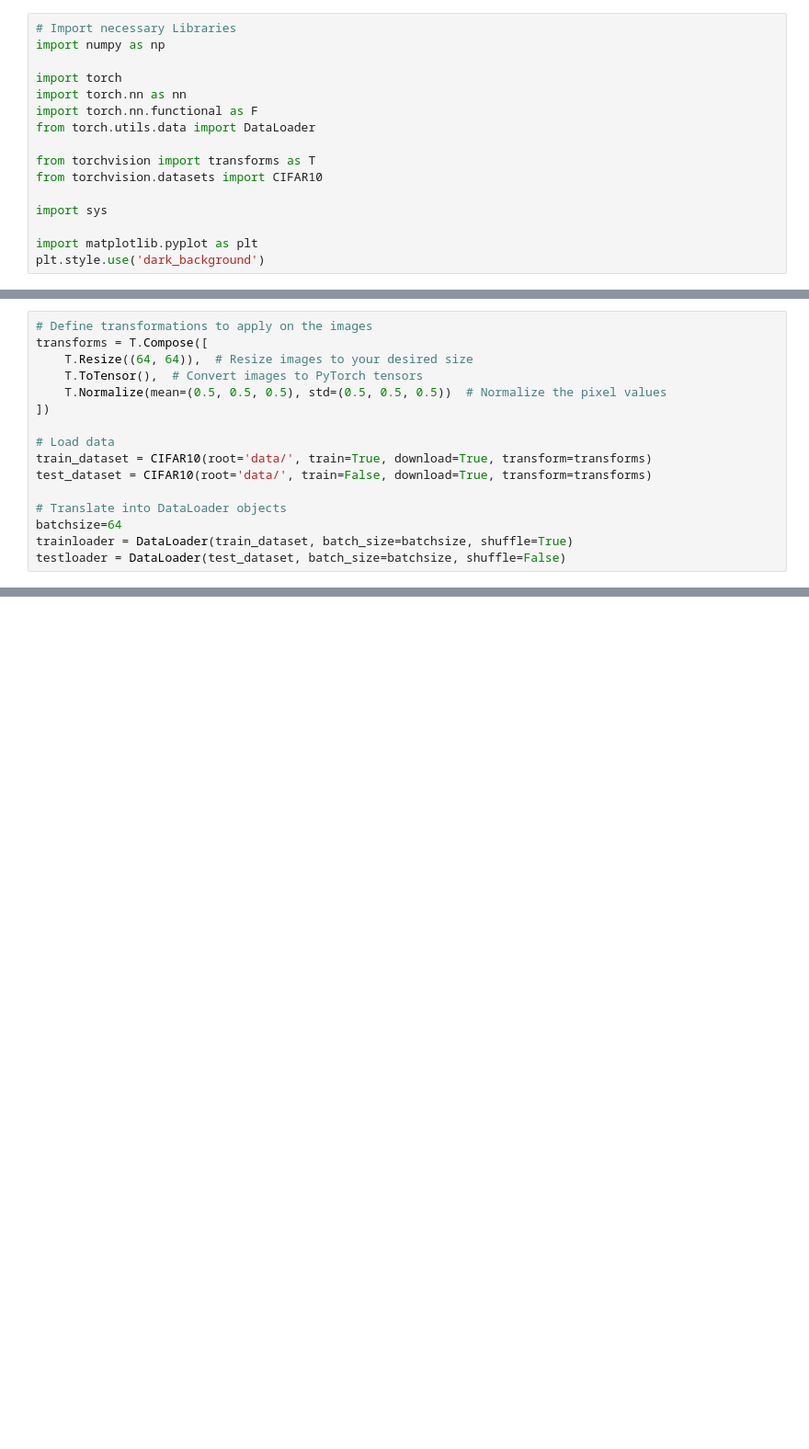
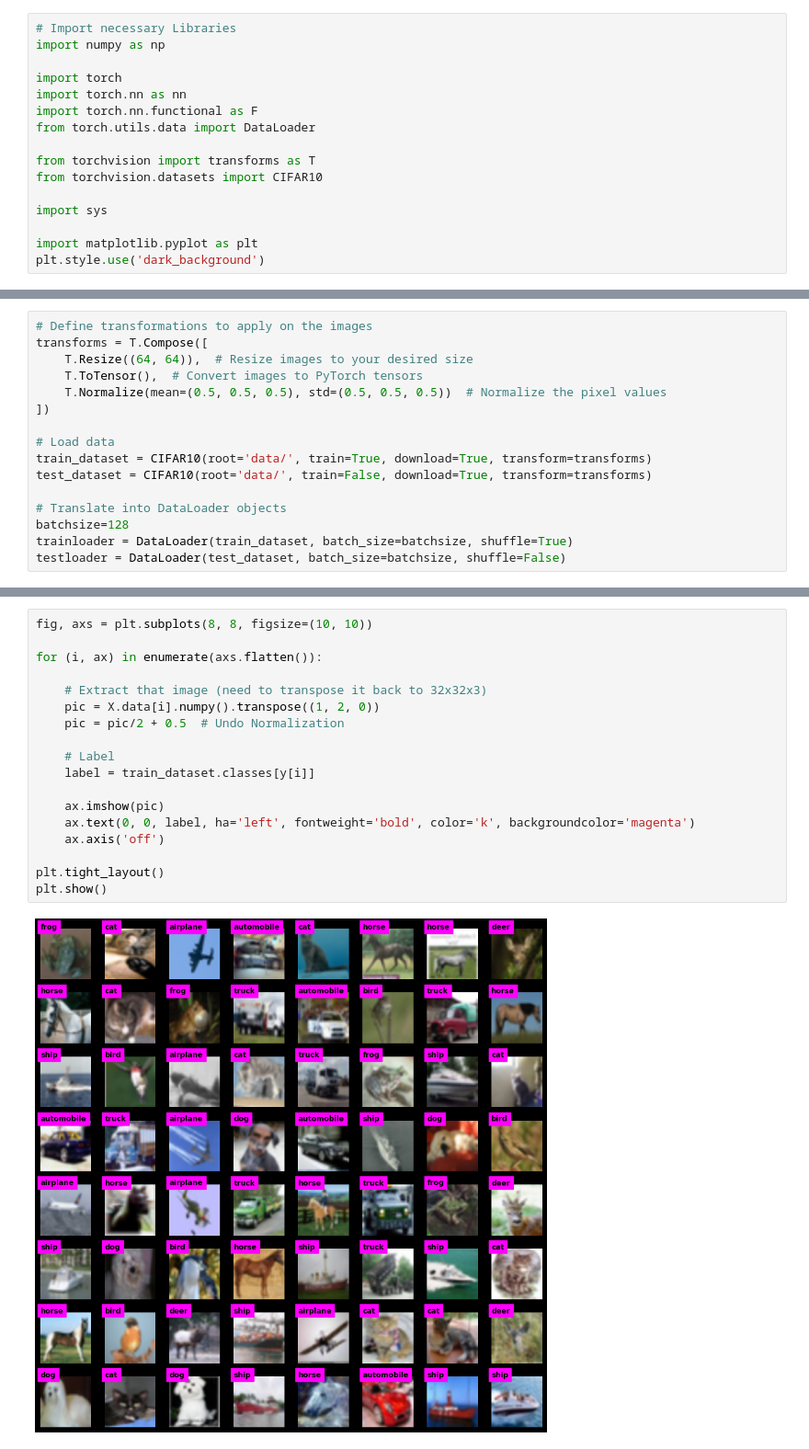
Before and after one commit to shre-db/Generative-Adversarial-Network-CIFAR-10, a Jupyter notebook: Notebook.ipynb, the cells around one changed output, grey strips where cells are left out. Shown at 92% size. Cells and saved outputs as stored; diff of their text form; blank space fills up the shorter version.

```diff
--- a/Notebook.ipynb
+++ b/Notebook.ipynb
@@ -33,7 +33,7 @@ train_dataset = CIFAR10(root='data/', train=True, download=True, transform=trans
 test_dataset = CIFAR10(root='data/', train=False, download=True, transform=transforms)
 
 # Translate into DataLoader objects
-batchsize=64
+batchsize=128
 trainloader = DataLoader(train_dataset, batch_size=batchsize, shuffle=True)
 testloader = DataLoader(test_dataset, batch_size=batchsize, shuffle=False)
 # %% [output]
@@ -47,0 +47,20 @@ X.shape, y.shape
+# %%
+fig, axs = plt.subplots(8, 8, figsize=(10, 10))
+
+for (i, ax) in enumerate(axs.flatten()):
+
+    # Extract that image (need to transpose it back to 32x32x3)
+    pic = X.data[i].numpy().transpose((1, 2, 0))
+    pic = pic/2 + 0.5  # Undo Normalization
+
+    # Label
+    label = train_dataset.classes[y[i]]
+
+    ax.imshow(pic)
+    ax.text(0, 0, label, ha='left', fontweight='bold', color='k', backgroundcolor='magenta')
+    ax.axis('off')
+
+plt.tight_layout()
+plt.show()
+# %% [output]
+[figure, added]
```
Also changed, not shown: parts of 7 cells of this notebook.
